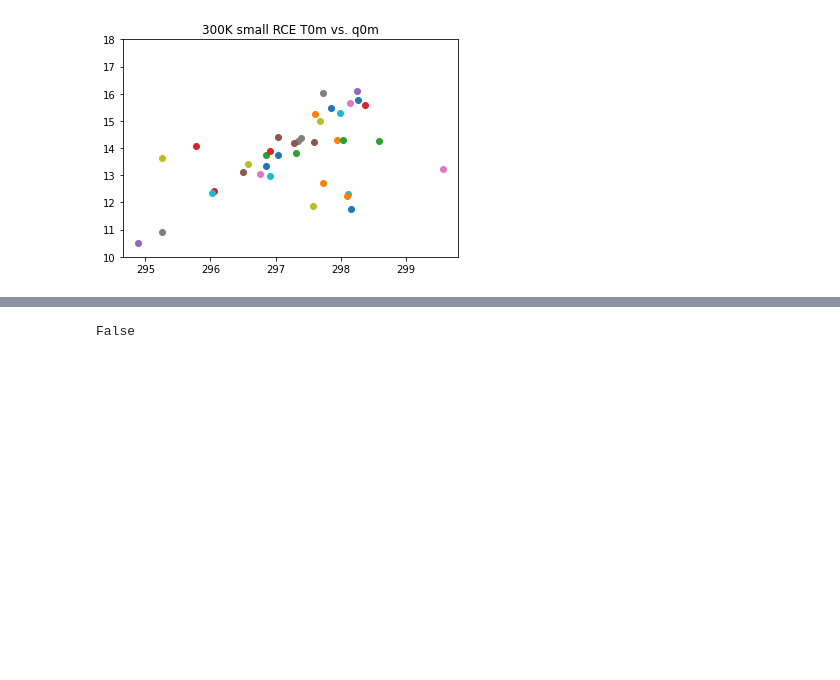
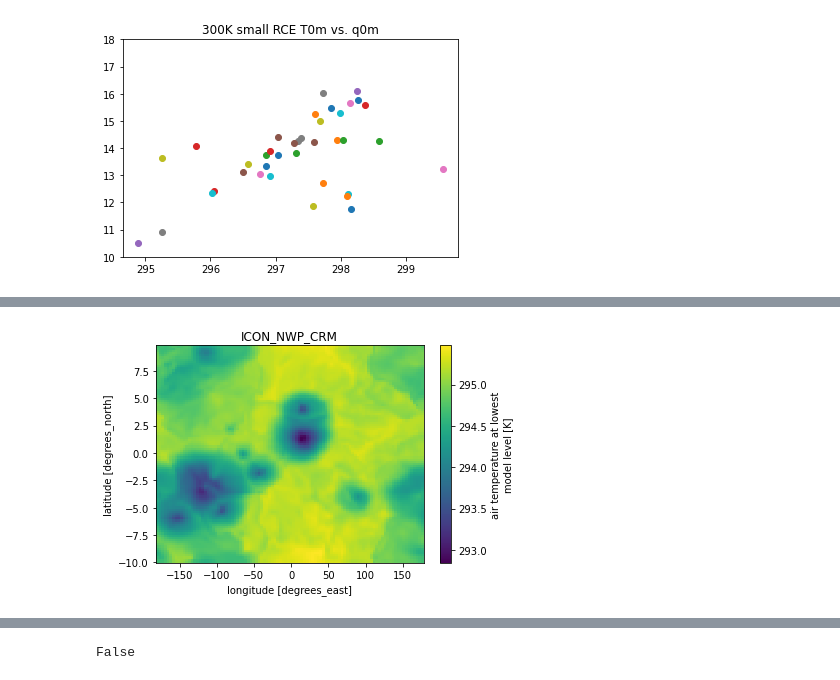
Before and after one commit to ATMOcanes/ATM651, a Jupyter notebook: Jupyter_Notebooks_Python/RCEMIP_meanprofiles.ipynb, the cells around one changed output, grey strips where cells are left out. Cells and saved outputs as stored; diff of their text form; code cells hidden in the pictures; blank space fills up the shorter version.

```diff
--- a/Jupyter_Notebooks_Python/RCEMIP_meanprofiles.ipynb
+++ b/Jupyter_Notebooks_Python/RCEMIP_meanprofiles.ipynb
@@ -121,0 +116,6 @@ Text(0.5, 1.0, '300K small RCE T0m vs. q0m')
+# %%
+ICON = xr.open_dataset('/Users/brianmapes/BOX/RCEMIP/2D/ICON_NWP_CRM-RCE_small_300-2D.nc')
+ICON.tabot[-1].plot()
+plt.title('ICON_NWP_CRM');
+# %% [output]
+[figure, added]
```
Also changed, not shown: parts of 7 cells of this notebook.
